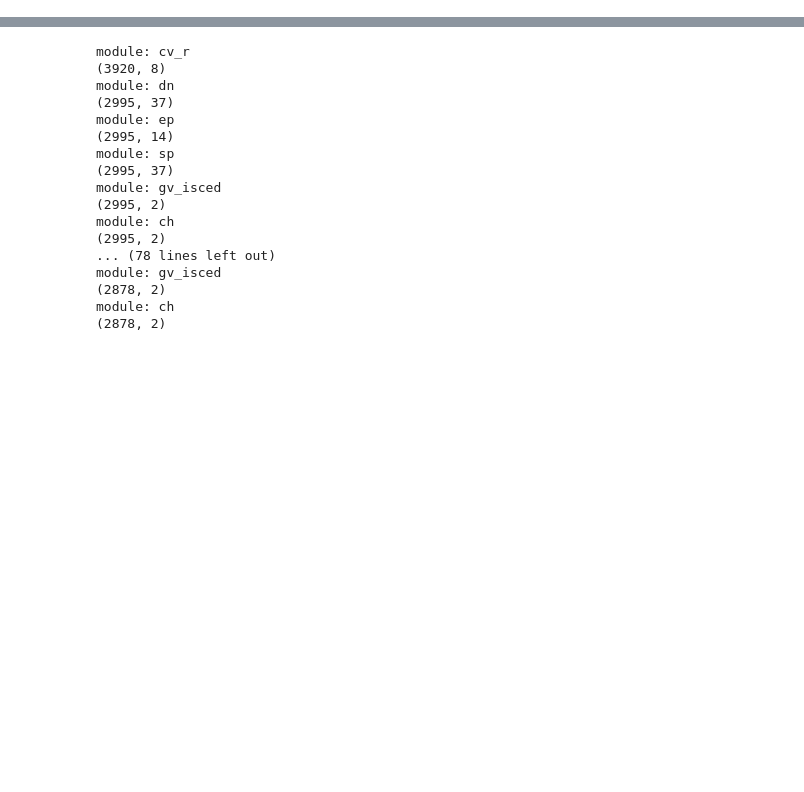
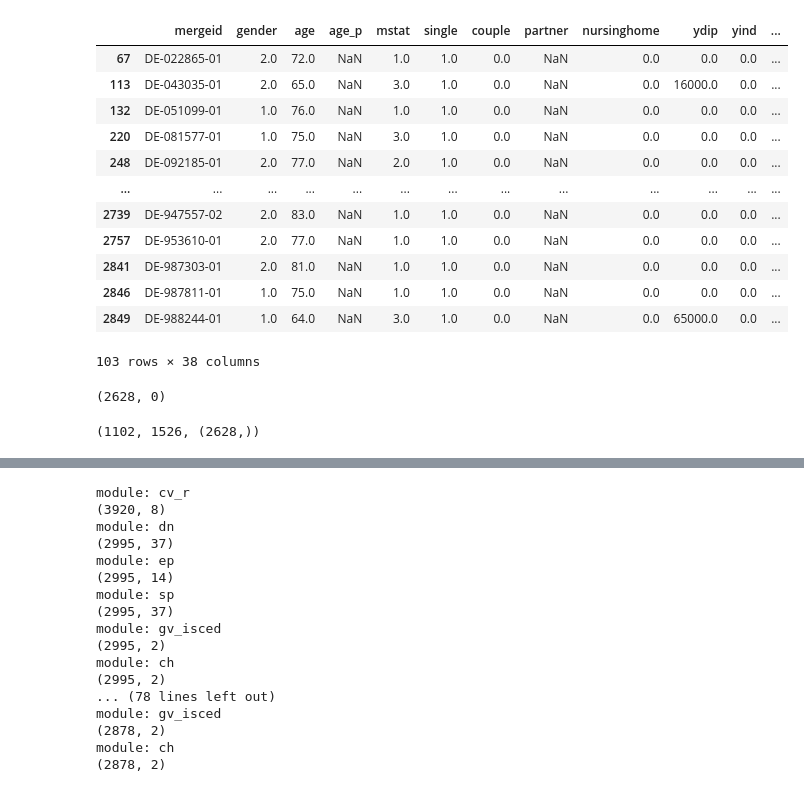
Before and after one commit to segsell/elder_care, a Jupyter notebook: src/elder_care/sandbox/estimation_data_new.ipynb, the cells around one changed output, grey strips where cells are left out. Cells and saved outputs as stored; diff of their text form; code cells hidden in the pictures; blank space fills up the shorter version.

```diff
--- a/src/elder_care/sandbox/estimation_data_new.ipynb
+++ b/src/elder_care/sandbox/estimation_data_new.ipynb
@@ -40,15 +9,0 @@ def process_data_wave(wave, args):
-# %%
-wave = 1
-module = "gv_imputations"
-module_file = SRC / f"data/sharew{wave}/sharew{wave}_rel8-0-0_{module}.dta"
-data = pd.read_stata(module_file, convert_categoricals=False)
-data = data[data["country"] == 12]
-# %%
-args = ["mstat"]
-
-# Select columns 'mergeid' and the specified args
-selected_columns = ["mergeid"] + args
-data = data[selected_columns]
-
-# Group the data by 'mergeid'
-grouped_data = data.groupby("mergeid")
@@ -157,0 +250,42 @@ Name: sp019d1, Length: 3905, dtype: float64
+# %%
+result_df['partner_alive'] = np.where(result_df['age_p'] > 0, 1, 0)
+# %%
+# 1, 2, 3
+result_df[
+    ((result_df["mstat"] == 1) | (result_df["mstat"] == 2) | (result_df["mstat"] == 3))
+    & ((result_df["age_p"] < 0) | (result_df["age_p"].isna()))
+]
+# %% [output]
+|  | mergeid | gender | age | age_p | mstat | single | couple | partner | nursinghome | ydip | yind | ... |
+| 67 | DE-022865-01 | 2.0 | 72.0 | NaN | 1.0 | 1.0 | 0.0 | NaN | 0.0 | 0.0 | 0.0 | ... |
+| 113 | DE-043035-01 | 2.0 | 65.0 | NaN | 3.0 | 1.0 | 0.0 | NaN | 0.0 | 16000.0 | 0.0 | ... |
+| 132 | DE-051099-01 | 1.0 | 76.0 | NaN | 1.0 | 1.0 | 0.0 | NaN | 0.0 | 0.0 | 0.0 | ... |
+| 220 | DE-081577-01 | 1.0 | 75.0 | NaN | 3.0 | 1.0 | 0.0 | NaN | 0.0 | 0.0 | 0.0 | ... |
+| 248 | DE-092185-01 | 2.0 | 77.0 | NaN | 2.0 | 1.0 | 0.0 | NaN | 0.0 | 0.0 | 0.0 | ... |
+| ... | ... | ... | ... | ... | ... | ... | ... | ... | ... | ... | ... | ... |
+| 2739 | DE-947557-02 | 2.0 | 83.0 | NaN | 1.0 | 1.0 | 0.0 | NaN | 0.0 | 0.0 | 0.0 | ... |
+| 2757 | DE-953610-01 | 2.0 | 77.0 | NaN | 1.0 | 1.0 | 0.0 | NaN | 0.0 | 0.0 | 0.0 | ... |
+| 2841 | DE-987303-01 | 2.0 | 81.0 | NaN | 1.0 | 1.0 | 0.0 | NaN | 0.0 | 0.0 | 0.0 | ... |
+| 2846 | DE-987811-01 | 1.0 | 75.0 | NaN | 1.0 | 1.0 | 0.0 | NaN | 0.0 | 0.0 | 0.0 | ... |
+| 2849 | DE-988244-01 | 1.0 | 64.0 | NaN | 3.0 | 1.0 | 0.0 | NaN | 0.0 | 65000.0 | 0.0 | ... |
+103 rows × 38 columns
+# %%
+cols = ["mstat"]
+result_df = process_gv_imputations(2, cols)
+
+assert result_df['mergeid'].nunique() == len(result_df)
+assert result_df['mstat'].count() == len(result_df)
+
+result_df["mstat"].count(), result_df["mstat"].isna().sum()
+# %% [output]
+(2628, 0)
+# %%
+wave = 2
+module = "dn"
+module_file = SRC / f"data/sharew{wave}/sharew{wave}_rel8-0-0_{module}.dta"
+dn = pd.read_stata(module_file, convert_categoricals=False)
+dn = dn[dn["country"] == 12]
+
+dn["dn014_"].count(), dn["dn014_"].isna().sum(), dn["dn014_"].shape
+# %% [output]
+(1102, 1526, (2628,))
```
Also changed, not shown: parts of 121 cells of this notebook.
